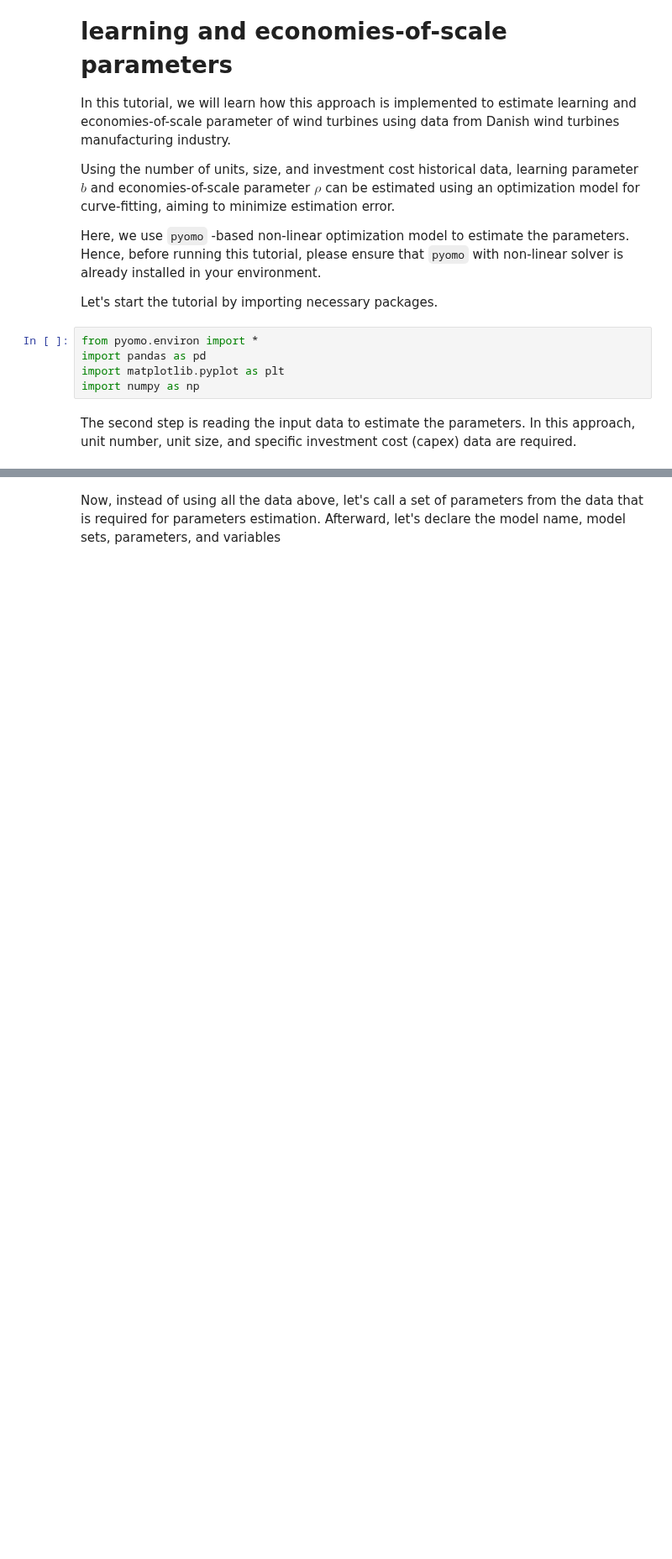
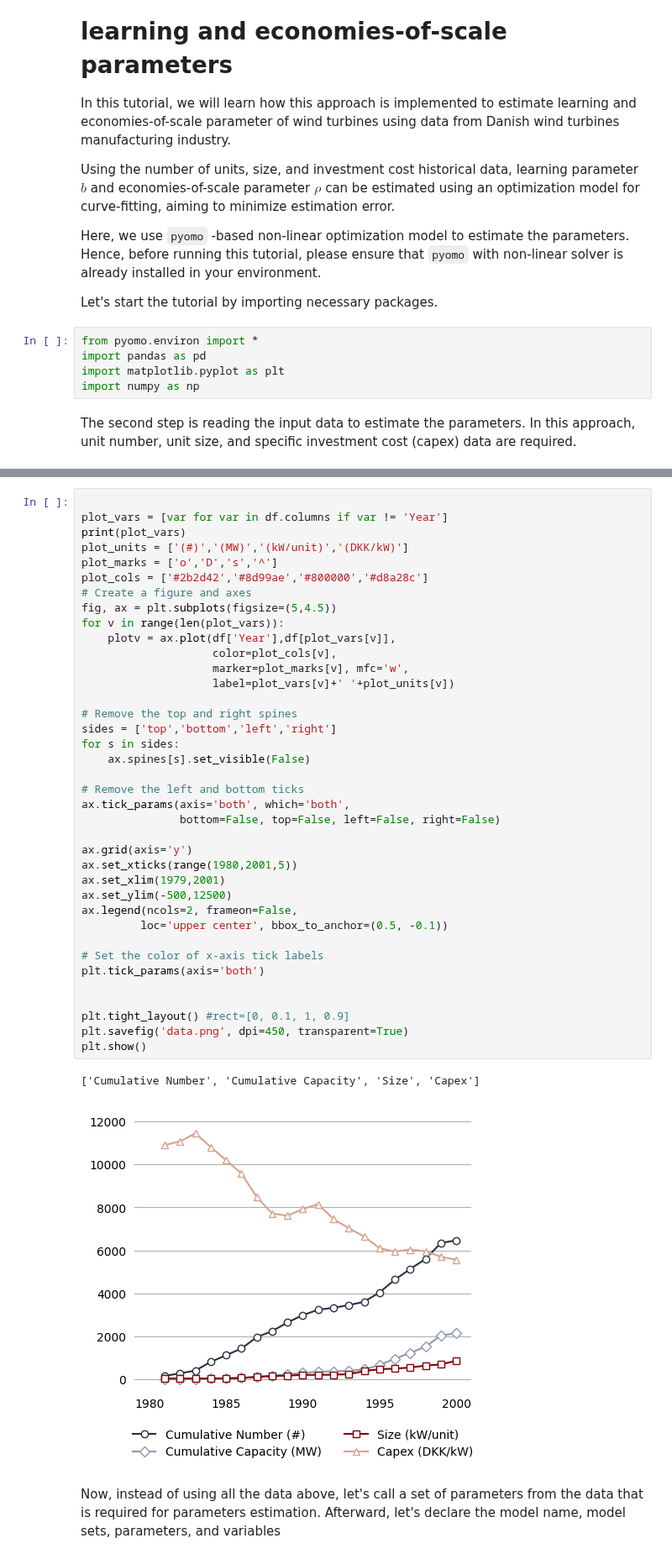
Before and after one commit to ywpratama/message_ix, a Jupyter notebook: tutorial/technology_learning_parameters/Learning and Economies-of-scale Parameters Estimation.ipynb, the cells around one changed output, grey strips where cells are left out. Shown at 84% size. Drawn from its saved outputs; the diff is of its cells as text; blank space fills up the shorter version.

```diff
--- a/tutorial/technology_learning_parameters/Learning and Economies-of-scale Parameters Estimation.ipynb
+++ b/tutorial/technology_learning_parameters/Learning and Economies-of-scale Parameters Estimation.ipynb
@@ -43,3 +27,44 @@ df
+# %%
+
+plot_vars = [var for var in df.columns if var != 'Year']
+print(plot_vars)
+plot_units = ['(#)','(MW)','(kW/unit)','(DKK/kW)']
+plot_marks = ['o','D','s','^']
+plot_cols = ['#2b2d42','#8d99ae','#800000','#d8a28c']
+# Create a figure and axes
+fig, ax = plt.subplots(figsize=(5,4.5))
+for v in range(len(plot_vars)):
+    plotv = ax.plot(df['Year'],df[plot_vars[v]],
+                    color=plot_cols[v],
+                    marker=plot_marks[v], mfc='w',
+                    label=plot_vars[v]+' '+plot_units[v])
+
+# Remove the top and right spines
+sides = ['top','bottom','left','right']
+for s in sides:
+    ax.spines[s].set_visible(False)
+
+# Remove the left and bottom ticks
+ax.tick_params(axis='both', which='both',
+               bottom=False, top=False, left=False, right=False)
+
+ax.grid(axis='y')
+ax.set_xticks(range(1980,2001,5))
+ax.set_xlim(1979,2001)
+ax.set_ylim(-500,12500)
+ax.legend(ncols=2, frameon=False,
+         loc='upper center', bbox_to_anchor=(0.5, -0.1))
+
+# Set the color of x-axis tick labels
+plt.tick_params(axis='both')
+
+
+plt.tight_layout() #rect=[0, 0.1, 1, 0.9]
+plt.savefig('data.png', dpi=450, transparent=True)
+plt.show()
+# %% [output]
+['Cumulative Number', 'Cumulative Capacity', 'Size', 'Capex']
+[figure, added]
 # %% [markdown]
 Now, instead of using all the data above, let's call a set of parameters from the data that is required for parameters estimation. Afterward, let's declare the model name, model sets, parameters, and variables
 # %%
```
Also changed, not shown: parts of 5 cells of this notebook, 4 other files.
